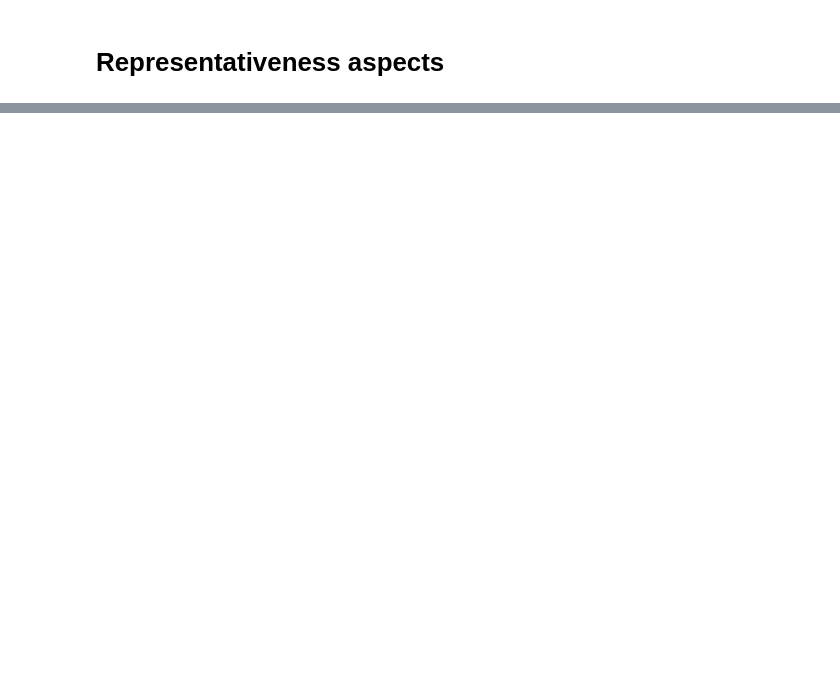
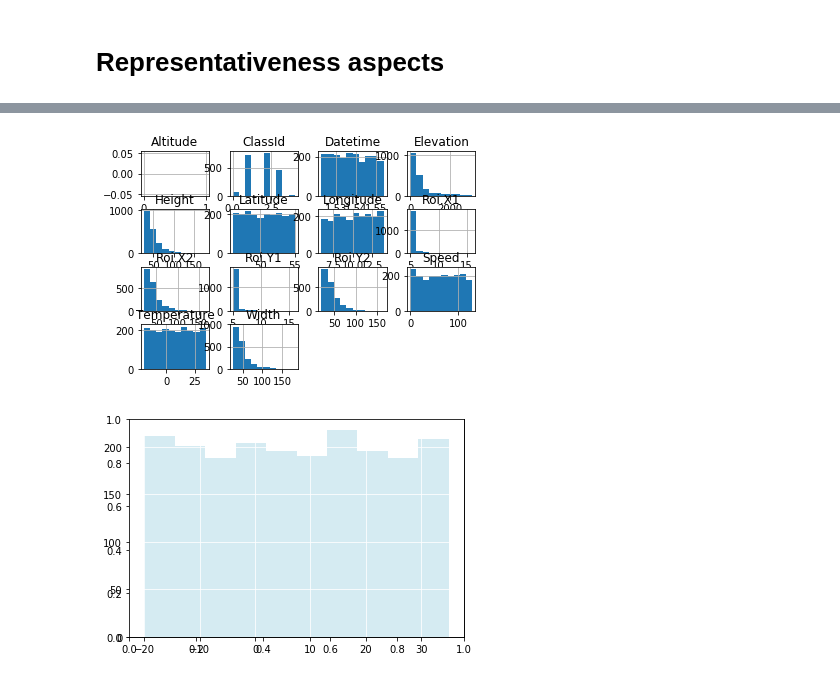
Before and after one commit to luciaeveberger/traffic_sign_recognition_uncertainty_framework, a Jupyter notebook: test_dataset/data_test_sufficency.ipynb, the cells around one changed output, grey strips where cells are left out. Cells and saved outputs as stored; diff of their text form; code cells hidden in the pictures; blank space fills up the shorter version.

```diff
--- a/test_dataset/data_test_sufficency.ipynb
+++ b/test_dataset/data_test_sufficency.ipynb
@@ -195,6 +230,0 @@ ax.hist(df_trimmed['Elevation'], histtype='stepfilled', fc='lightblue', alpha=0.
-# %%
-from datetime import datetime
-
-df_trimmed['Timestamp'] = pd.to_datetime(df_trimmed['Datetime'], unit='s')
-df_trimmed.index = df_trimmed['Timestamp']
-df_trimmed.resample('W').count()
@@ -250,0 +233,15 @@ array([[<matplotlib.axes._subplots.AxesSubplot object at 0x...>,
+# %%
+## can use some of the Weather sampling code
+df_trimmed.hist()
+
+
+fig, ax = plt.subplots()
+
+ax = fig.add_subplot(111)
+ax.grid(color='white', linestyle='solid')
+
+x = np.random.normal(size=1000)
+ax.hist(df_trimmed['Temperature'], histtype='stepfilled', fc='lightblue', alpha=0.5);
+# %% [output]
+[figure, added]
+[figure, added]
```
Also changed, not shown: parts of 10 cells of this notebook, 5 other files.
